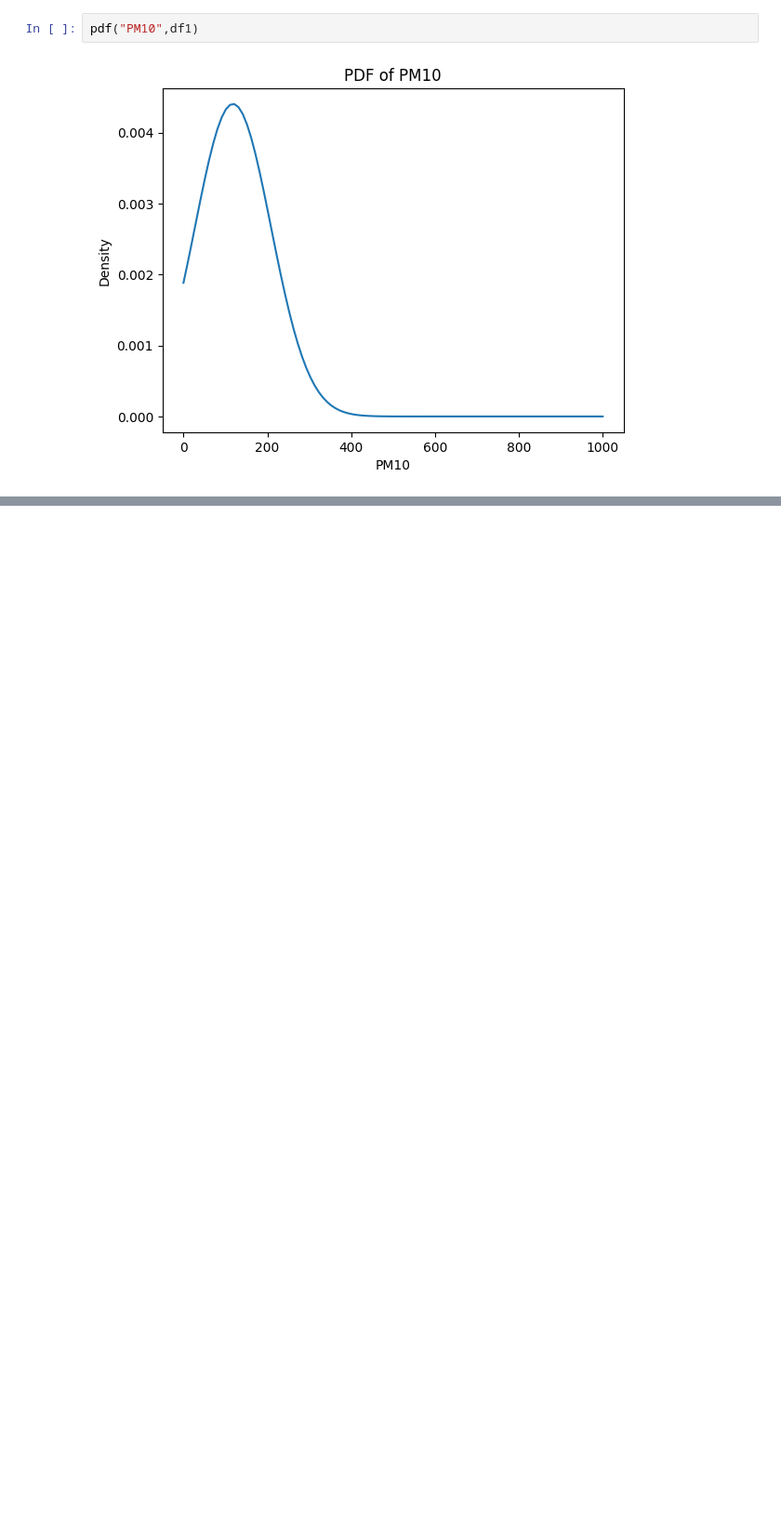
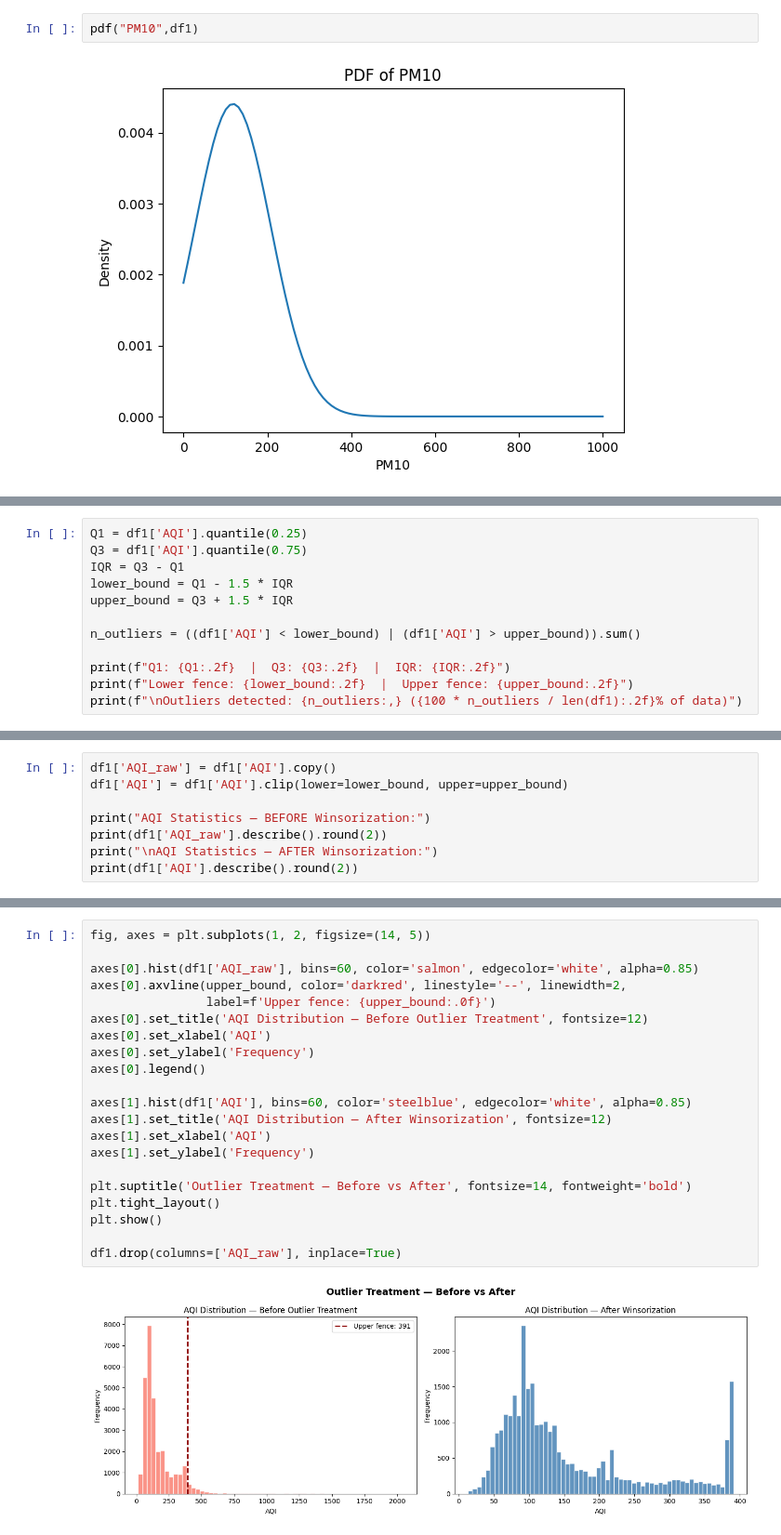
Before and after one commit to ArdenDiago/ML-Lab, a Jupyter notebook: lab/lab1/ardendiago_2547112:Lab1.ipynb, the cells around one changed output, grey strips where cells are left out. Shown at 93% size. Saved outputs shown, nothing was run; the diff lists cells and outputs as text; blank space fills up the shorter version.

```diff
--- a/lab/lab1/ardendiago_2547112:Lab1.ipynb
+++ b/lab/lab1/ardendiago_2547112:Lab1.ipynb
@@ -335,0 +586,12 @@ pdf("PM10",df1)
+# %%
+Q1 = df1['AQI'].quantile(0.25)
+Q3 = df1['AQI'].quantile(0.75)
+IQR = Q3 - Q1
+lower_bound = Q1 - 1.5 * IQR
+upper_bound = Q3 + 1.5 * IQR
+
+n_outliers = ((df1['AQI'] < lower_bound) | (df1['AQI'] > upper_bound)).sum()
+
+print(f"Q1: {Q1:.2f}  |  Q3: {Q3:.2f}  |  IQR: {IQR:.2f}")
+print(f"Lower fence: {lower_bound:.2f}  |  Upper fence: {upper_bound:.2f}")
+print(f"\nOutliers detected: {n_outliers:,} ({100 * n_outliers / len(df1):.2f}% of data)")
@@ -335,0 +603,8 @@ pdf("PM10",df1)
+# %%
+df1['AQI_raw'] = df1['AQI'].copy()
+df1['AQI'] = df1['AQI'].clip(lower=lower_bound, upper=upper_bound)
+
+print("AQI Statistics — BEFORE Winsorization:")
+print(df1['AQI_raw'].describe().round(2))
+print("\nAQI Statistics — AFTER Winsorization:")
+print(df1['AQI'].describe().round(2))
@@ -335,0 +629,23 @@ pdf("PM10",df1)
+# %%
+fig, axes = plt.subplots(1, 2, figsize=(14, 5))
+
+axes[0].hist(df1['AQI_raw'], bins=60, color='salmon', edgecolor='white', alpha=0.85)
+axes[0].axvline(upper_bound, color='darkred', linestyle='--', linewidth=2,
+                label=f'Upper fence: {upper_bound:.0f}')
+axes[0].set_title('AQI Distribution — Before Outlier Treatment', fontsize=12)
+axes[0].set_xlabel('AQI')
+axes[0].set_ylabel('Frequency')
+axes[0].legend()
+
+axes[1].hist(df1['AQI'], bins=60, color='steelblue', edgecolor='white', alpha=0.85)
+axes[1].set_title('AQI Distribution — After Winsorization', fontsize=12)
+axes[1].set_xlabel('AQI')
+axes[1].set_ylabel('Frequency')
+
+plt.suptitle('Outlier Treatment — Before vs After', fontsize=14, fontweight='bold')
+plt.tight_layout()
+plt.show()
+
+df1.drop(columns=['AQI_raw'], inplace=True)
+# %% [output]
+[figure, added]
```
Also changed, not shown: parts of 18 cells of this notebook, 5 other files.
